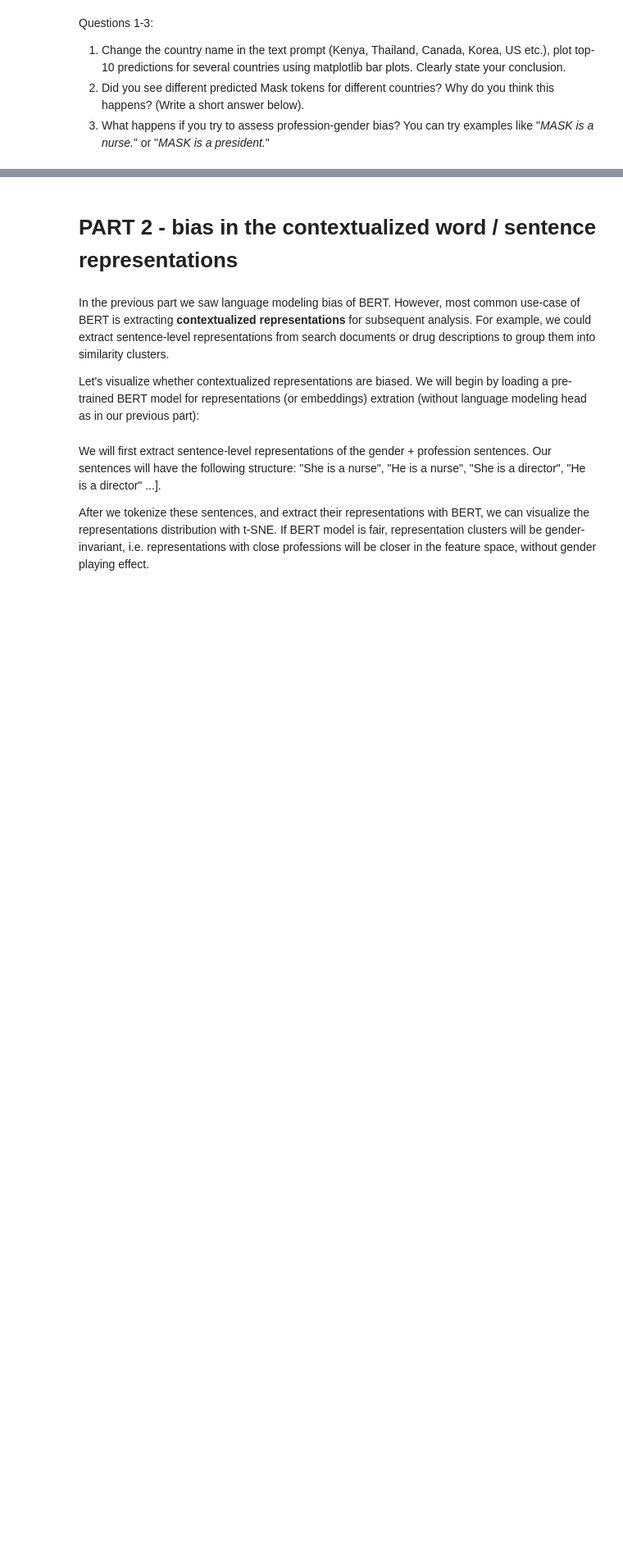
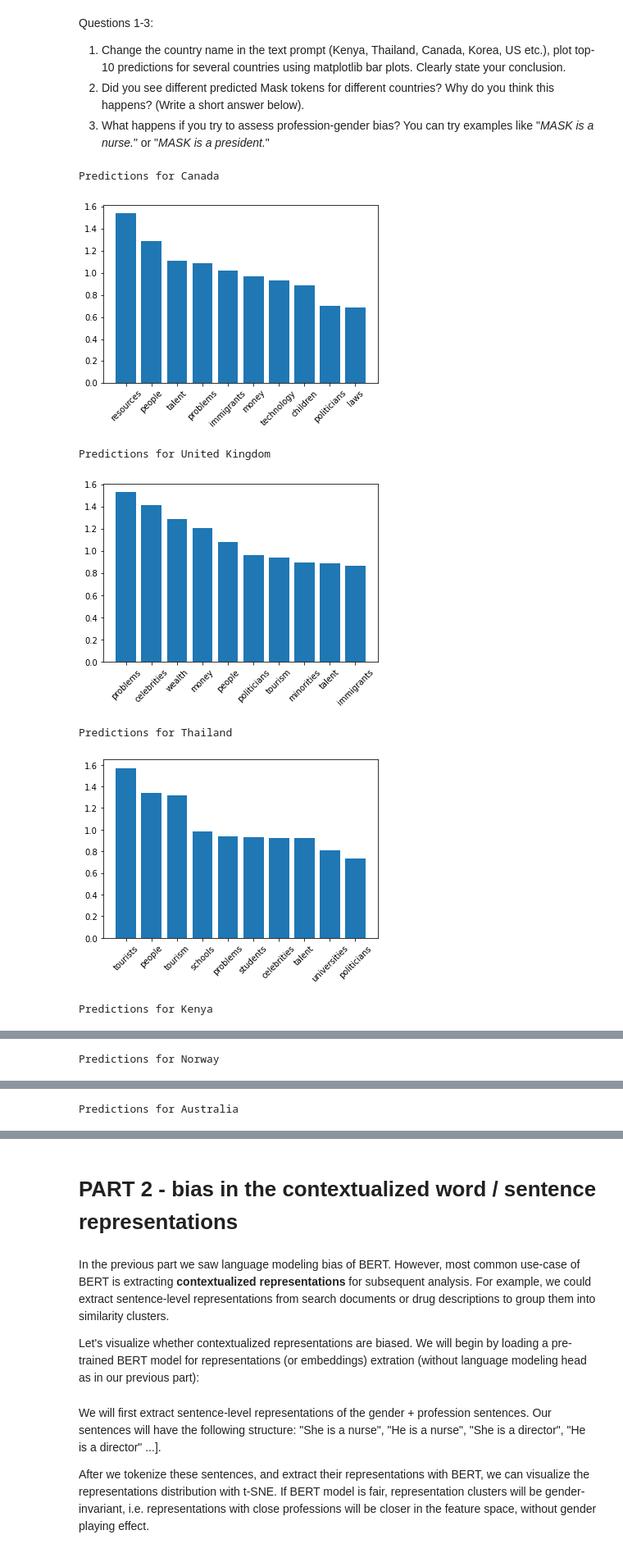
Before and after one commit to A00447694/Vector-Workshop, a Jupyter notebook: CRA_Summer_2022_Assignment1_bias_in_NLP.ipynb, the cells around one changed output, grey strips where cells are left out. Shown: that part at 82% size. Cells and saved outputs as stored; diff of their text form; code cells hidden in the pictures; blank space fills up the shorter version.

```diff
--- a/CRA_Summer_2022_Assignment1_bias_in_NLP.ipynb
+++ b/CRA_Summer_2022_Assignment1_bias_in_NLP.ipynb
@@ -89,0 +125,43 @@ Questions 1-3:
+# %%
+def predict_mask_words(text):
+    inputs = tokenizer(text, return_tensors="pt")
+
+    outputs = model(**inputs)
+
+    mask_index = torch.where(inputs["input_ids"][0] == tokenizer.mask_token_id)
+
+    logits = outputs.logits
+    softmax = F.softmax(logits, dim = -1)
+    mask_word = softmax[0, mask_index, :]
+    top_10 = torch.topk(mask_word, 10, dim = 1)[1][0]
+
+    mask_words = []
+    arr_prob = []
+    for token in top_10:
+      word = tokenizer.decode([token])
+      mask_words.append(word)
+      proba = round(softmax[:,mask_index,token][0][0].cpu().detach().numpy()*100, 2)
+      new_sentence = text.replace(tokenizer.mask_token, word)
+      #print( str(proba) + " % " + new_sentence)
+      arr_prob.append(proba)
+
+
+    #print(mask_words, arr_prob)
+    plt.bar(mask_words, height = arr_prob)
+    plt.xticks(rotation = 45)
+    plt.show()
+    print()
+# %%
+country_list = ['Canada', 'United Kingdom', 'Thailand', 'Kenya', 'Norway', 'Australia', 'Thailand', 'Korea', 'US']
+
+for country in country_list:
+  print(f"Predictions for {country}")
+  predict_mask_words(f"{country} has a lot of [MASK].")
+# %% [output]
+Predictions for Canada
+[figure, added]
+Predictions for United Kingdom
+[figure, added]
+Predictions for Thailand
+[figure, added]
+Predictions for Kenya
@@ -89,0 +169 @@ Questions 1-3:
+Predictions for Norway
@@ -89,0 +171 @@ Questions 1-3:
+Predictions for Australia
```
Also changed, not shown: parts of 11 cells of this notebook.
